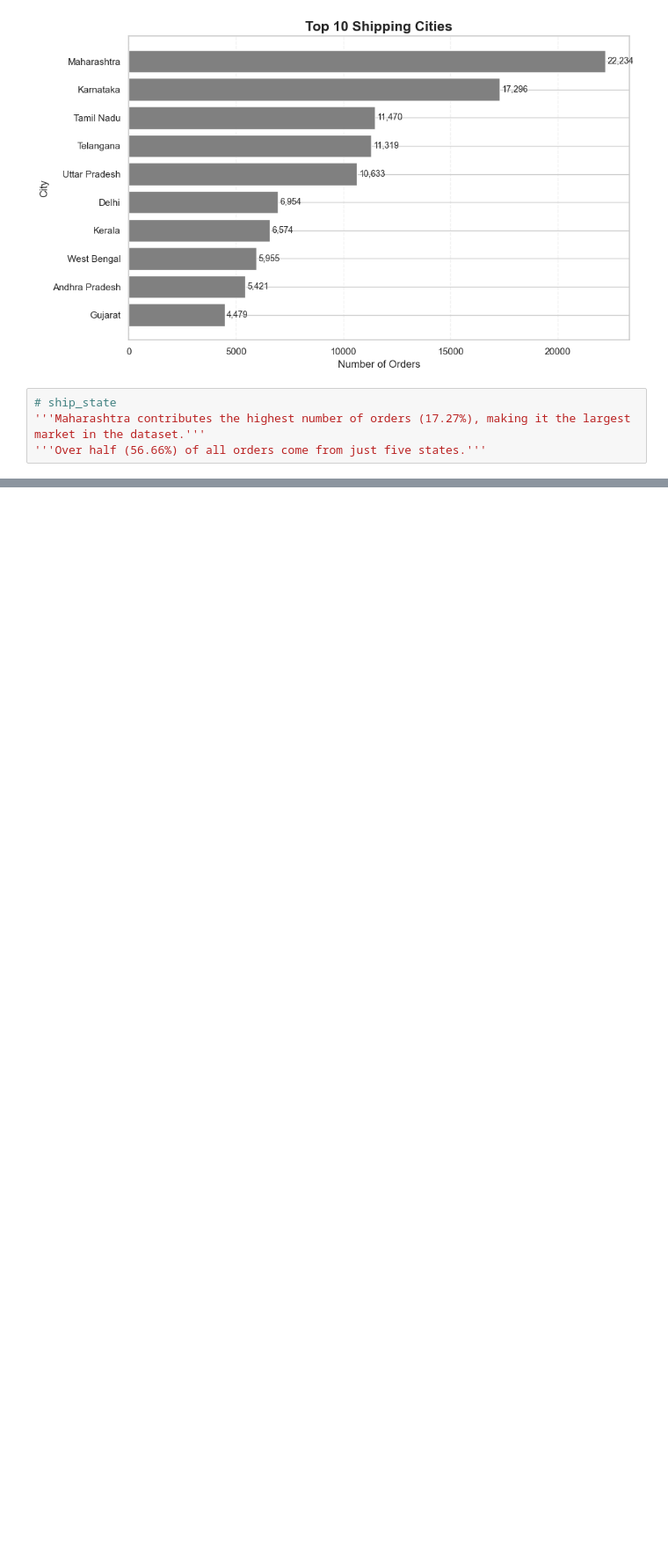
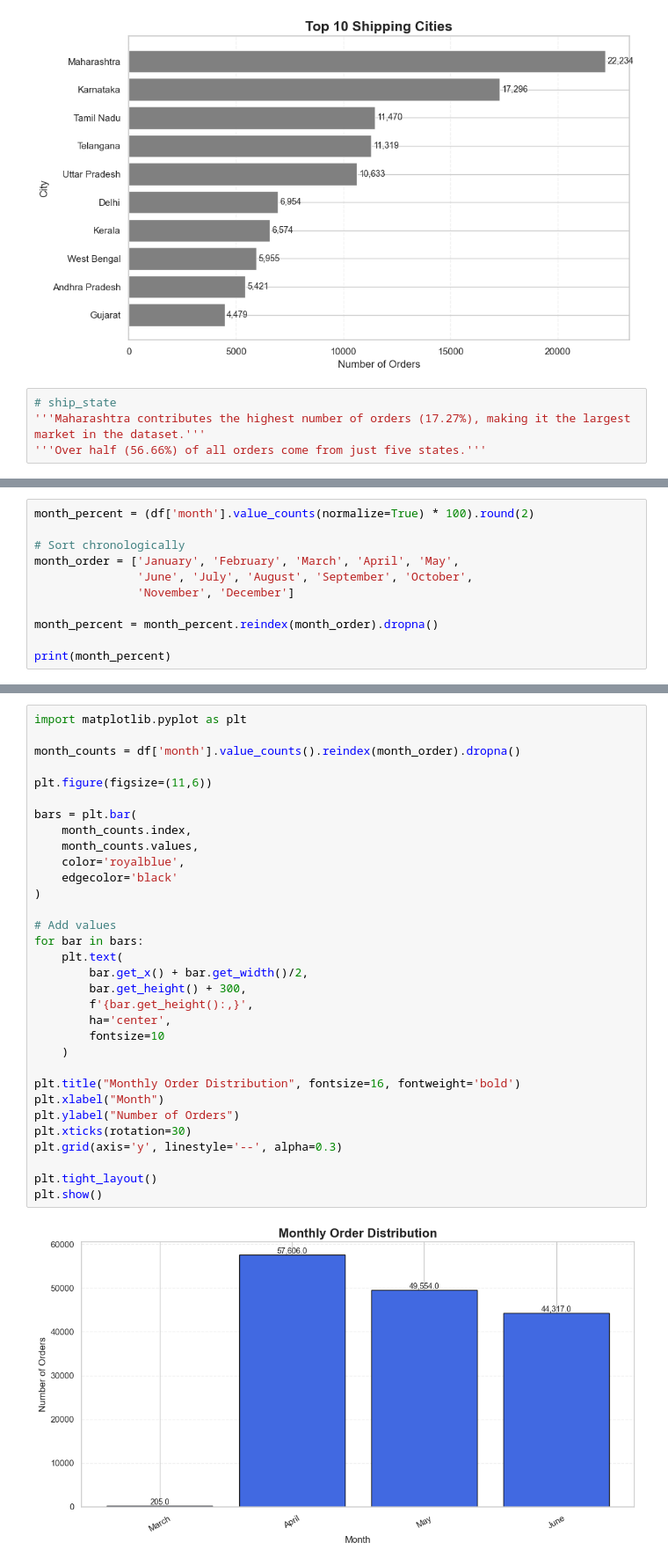
Before and after one commit to JayanthikaKrishnamoorthy/amazon-sales-data-analysis, a Jupyter notebook: Amazon_sales_report.ipynb, the cells around one changed output, grey strips where cells are left out. Shown at 88% size. Cells and saved outputs as stored; diff of their text form; blank space fills up the shorter version.

```diff
--- a/Amazon_sales_report.ipynb
+++ b/Amazon_sales_report.ipynb
@@ -940,0 +1003,11 @@ plt.show()
+# %%
+month_percent = (df['month'].value_counts(normalize=True) * 100).round(2)
+
+# Sort chronologically
+month_order = ['January', 'February', 'March', 'April', 'May',
+               'June', 'July', 'August', 'September', 'October',
+               'November', 'December']
+
+month_percent = month_percent.reindex(month_order).dropna()
+
+print(month_percent)
@@ -940,0 +1021,34 @@ plt.show()
+# %%
+import matplotlib.pyplot as plt
+
+month_counts = df['month'].value_counts().reindex(month_order).dropna()
+
+plt.figure(figsize=(11,6))
+
+bars = plt.bar(
+    month_counts.index,
+    month_counts.values,
+    color='royalblue',
+    edgecolor='black'
+)
+
+# Add values
+for bar in bars:
+    plt.text(
+        bar.get_x() + bar.get_width()/2,
+        bar.get_height() + 300,
+        f'{bar.get_height():,}',
+        ha='center',
+        fontsize=10
+    )
+
+plt.title("Monthly Order Distribution", fontsize=16, fontweight='bold')
+plt.xlabel("Month")
+plt.ylabel("Number of Orders")
+plt.xticks(rotation=30)
+plt.grid(axis='y', linestyle='--', alpha=0.3)
+
+plt.tight_layout()
+plt.show()
+# %% [output]
+[figure, added]
```
Also changed, not shown: parts of 60 cells of this notebook, 3 other files.
